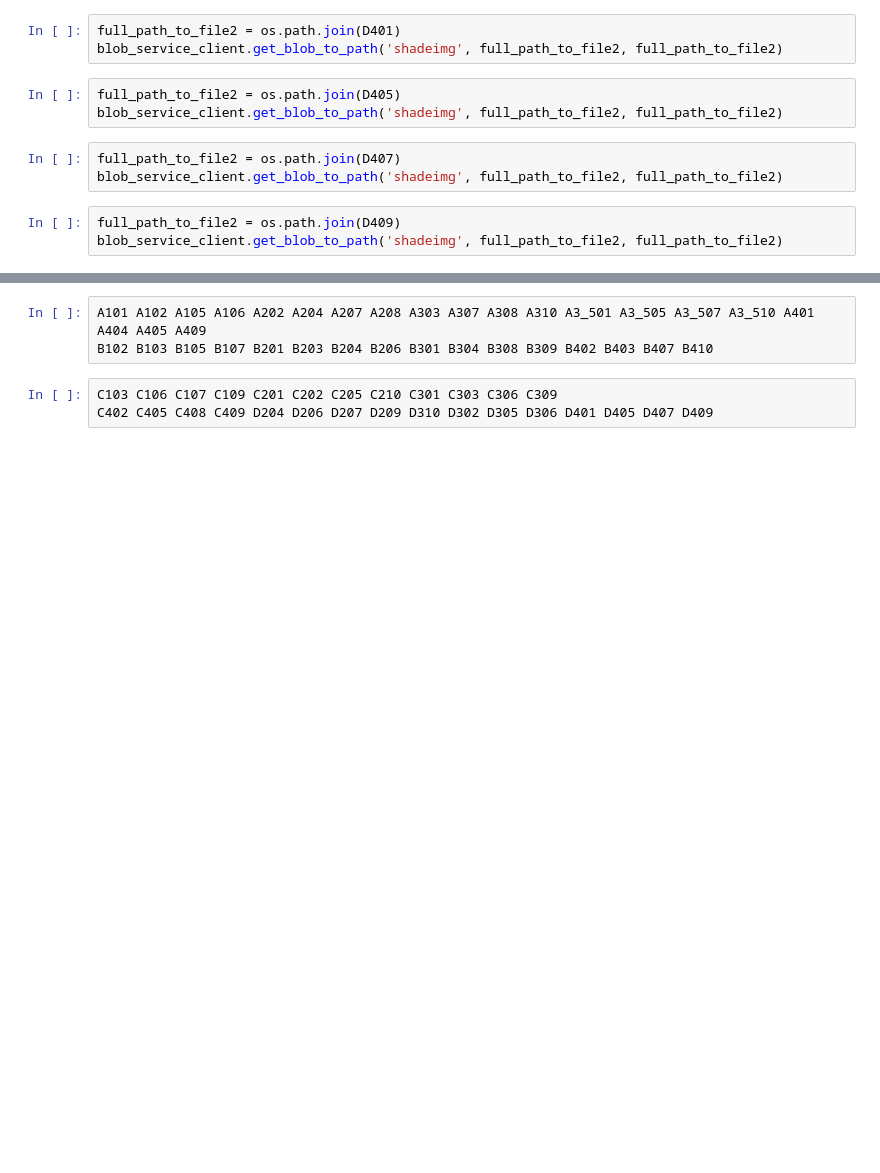
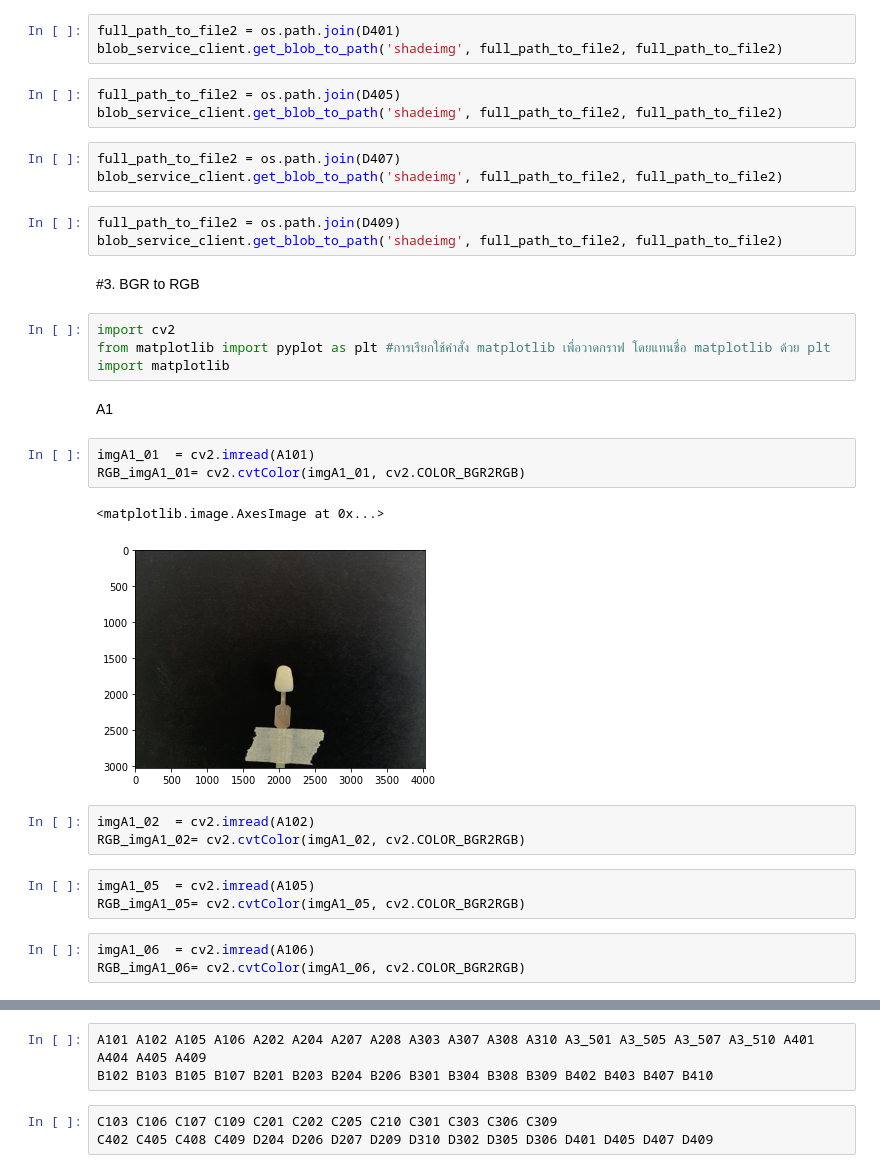
Before and after one commit to Kggzzz/Project_2021_matchingcolor, a Jupyter notebook: Data_set3_set3.ipynb, the cells around one changed output, grey strips where cells are left out. Saved outputs shown, nothing was run; the diff lists cells and outputs as text; blank space fills up the shorter version.

```diff
--- a/Data_set3_set3.ipynb
+++ b/Data_set3_set3.ipynb
@@ -317,3 +317,26 @@ blob_service_client.get_blob_to_path('shadeimg', full_path_to_file2, full_path_t
 # %%
 full_path_to_file2 = os.path.join(D409)
 blob_service_client.get_blob_to_path('shadeimg', full_path_to_file2, full_path_to_file2)
+# %% [markdown]
+#3. BGR to RGB
+# %%
+import cv2
+from matplotlib import pyplot as plt #การเรียกใช้คำสั่ง matplotlib เพื่อวาดกราฟ โดยแทนชื่อ matplotlib ด้วย plt
+import matplotlib
+# %% [markdown]
+A1
+# %%
+imgA1_01  = cv2.imread(A101)
+RGB_imgA1_01= cv2.cvtColor(imgA1_01, cv2.COLOR_BGR2RGB)
+# %% [output]
+<matplotlib.image.AxesImage at 0x...>
+[figure, added]
+# %%
+imgA1_02  = cv2.imread(A102)
+RGB_imgA1_02= cv2.cvtColor(imgA1_02, cv2.COLOR_BGR2RGB)
+# %%
+imgA1_05  = cv2.imread(A105)
+RGB_imgA1_05= cv2.cvtColor(imgA1_05, cv2.COLOR_BGR2RGB)
+# %%
+imgA1_06  = cv2.imread(A106)
+RGB_imgA1_06= cv2.cvtColor(imgA1_06, cv2.COLOR_BGR2RGB)
```
Also changed, not shown: parts of 380 cells of this notebook.
